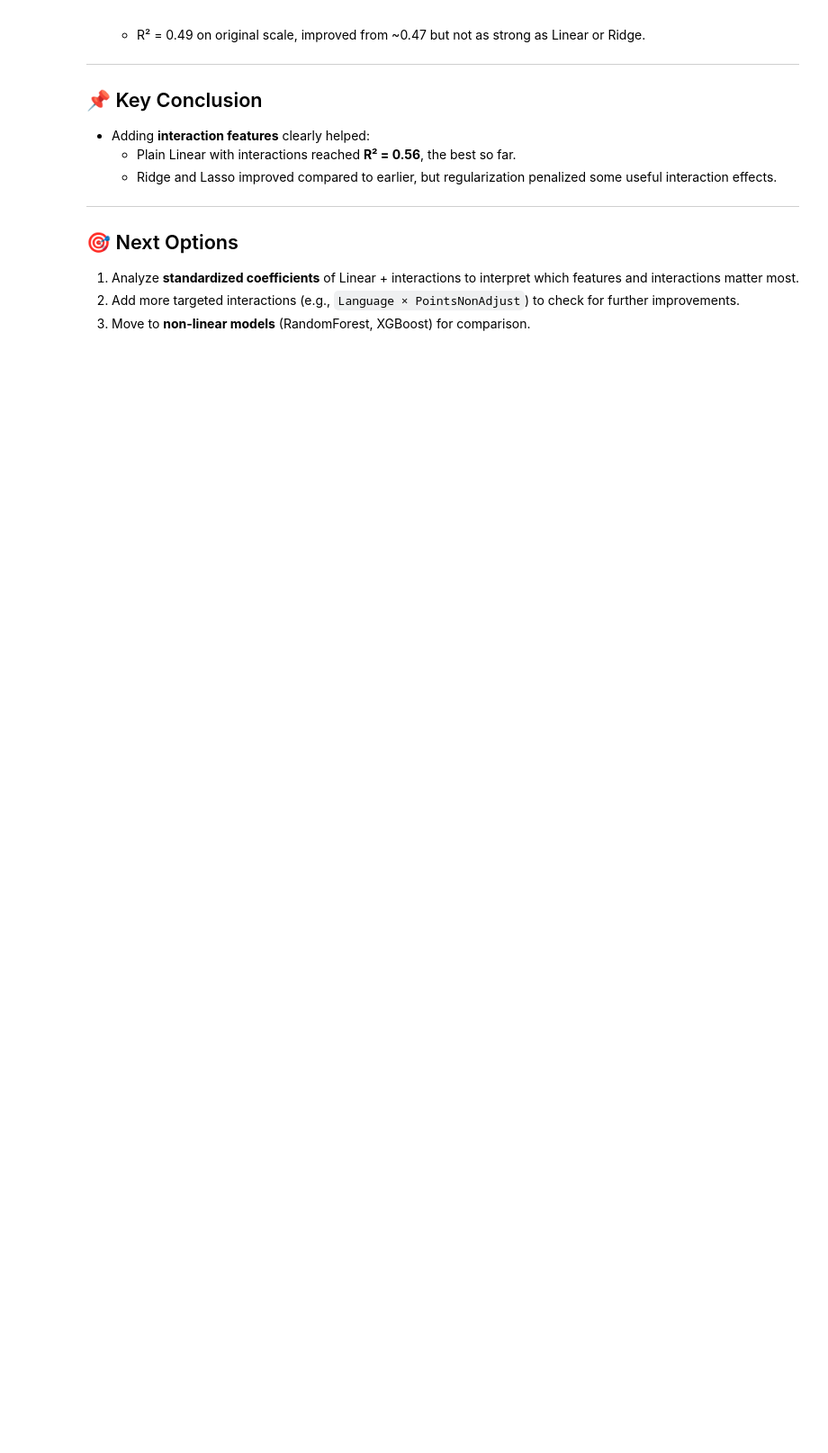
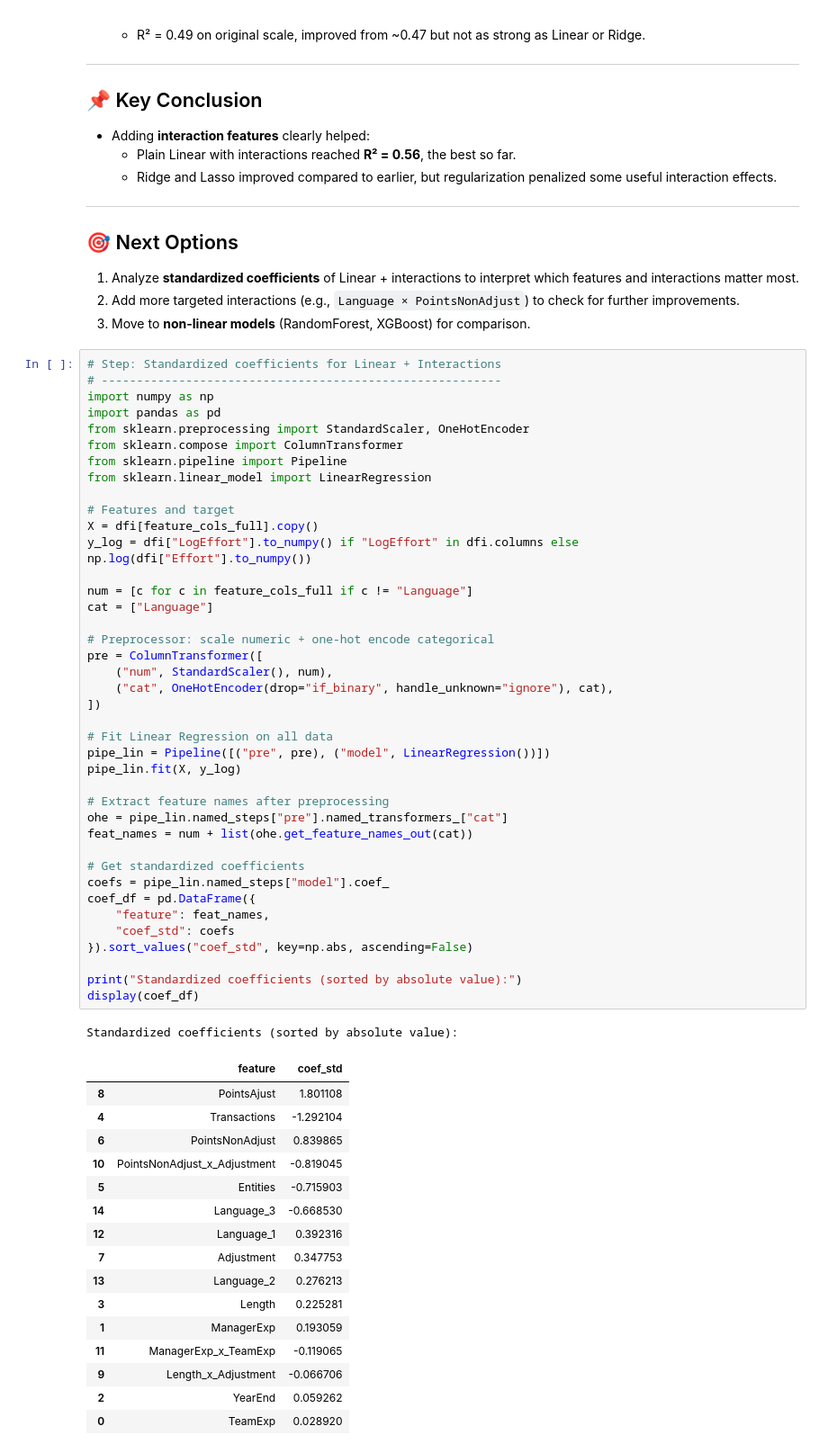
Before and after one commit to Shahbazi-Amir/SmartDevTime, a Jupyter notebook: smartdevtime_project_2.ipynb, the cells around one changed output. Shown at 90% size. Drawn from its saved outputs; the diff is of its cells as text; blank space fills up the shorter version.

```diff
--- a/smartdevtime_project_2.ipynb
+++ b/smartdevtime_project_2.ipynb
@@ -988,3 +988,61 @@ res_int
 1. Analyze **standardized coefficients** of Linear + interactions to interpret which features and interactions matter most.
 2. Add more targeted interactions (e.g., `Language × PointsNonAdjust`) to check for further improvements.
 3. Move to **non-linear models** (RandomForest, XGBoost) for comparison.
+# %%
+# Step: Standardized coefficients for Linear + Interactions
+# ---------------------------------------------------------
+import numpy as np
+import pandas as pd
+from sklearn.preprocessing import StandardScaler, OneHotEncoder
+from sklearn.compose import ColumnTransformer
+from sklearn.pipeline import Pipeline
+from sklearn.linear_model import LinearRegression
+
+# Features and target
+X = dfi[feature_cols_full].copy()
+y_log = dfi["LogEffort"].to_numpy() if "LogEffort" in dfi.columns else np.log(dfi["Effort"].to_numpy())
+
+num = [c for c in feature_cols_full if c != "Language"]
+cat = ["Language"]
+
+# Preprocessor: scale numeric + one-hot encode categorical
+pre = ColumnTransformer([
+    ("num", StandardScaler(), num),
+    ("cat", OneHotEncoder(drop="if_binary", handle_unknown="ignore"), cat),
+])
+
+# Fit Linear Regression on all data
+pipe_lin = Pipeline([("pre", pre), ("model", LinearRegression())])
+pipe_lin.fit(X, y_log)
+
+# Extract feature names after preprocessing
+ohe = pipe_lin.named_steps["pre"].named_transformers_["cat"]
+feat_names = num + list(ohe.get_feature_names_out(cat))
+
+# Get standardized coefficients
+coefs = pipe_lin.named_steps["model"].coef_
+coef_df = pd.DataFrame({
+    "feature": feat_names,
+    "coef_std": coefs
+}).sort_values("coef_std", key=np.abs, ascending=False)
+
+print("Standardized coefficients (sorted by absolute value):")
+display(coef_df)
+# %% [output]
+Standardized coefficients (sorted by absolute value):
+|  | feature | coef_std |
+| 8 | PointsAjust | 1.801108 |
+| 4 | Transactions | -1.292104 |
+| 6 | PointsNonAdjust | 0.839865 |
+| 10 | PointsNonAdjust_x_Adjustment | -0.819045 |
+| 5 | Entities | -0.715903 |
+| 14 | Language_3 | -0.668530 |
+| 12 | Language_1 | 0.392316 |
+| 7 | Adjustment | 0.347753 |
+| 13 | Language_2 | 0.276213 |
+| 3 | Length | 0.225281 |
+| 1 | ManagerExp | 0.193059 |
+| 11 | ManagerExp_x_TeamExp | -0.119065 |
+| 9 | Length_x_Adjustment | -0.066706 |
+| 2 | YearEnd | 0.059262 |
+| 0 | TeamExp | 0.028920 |
```
